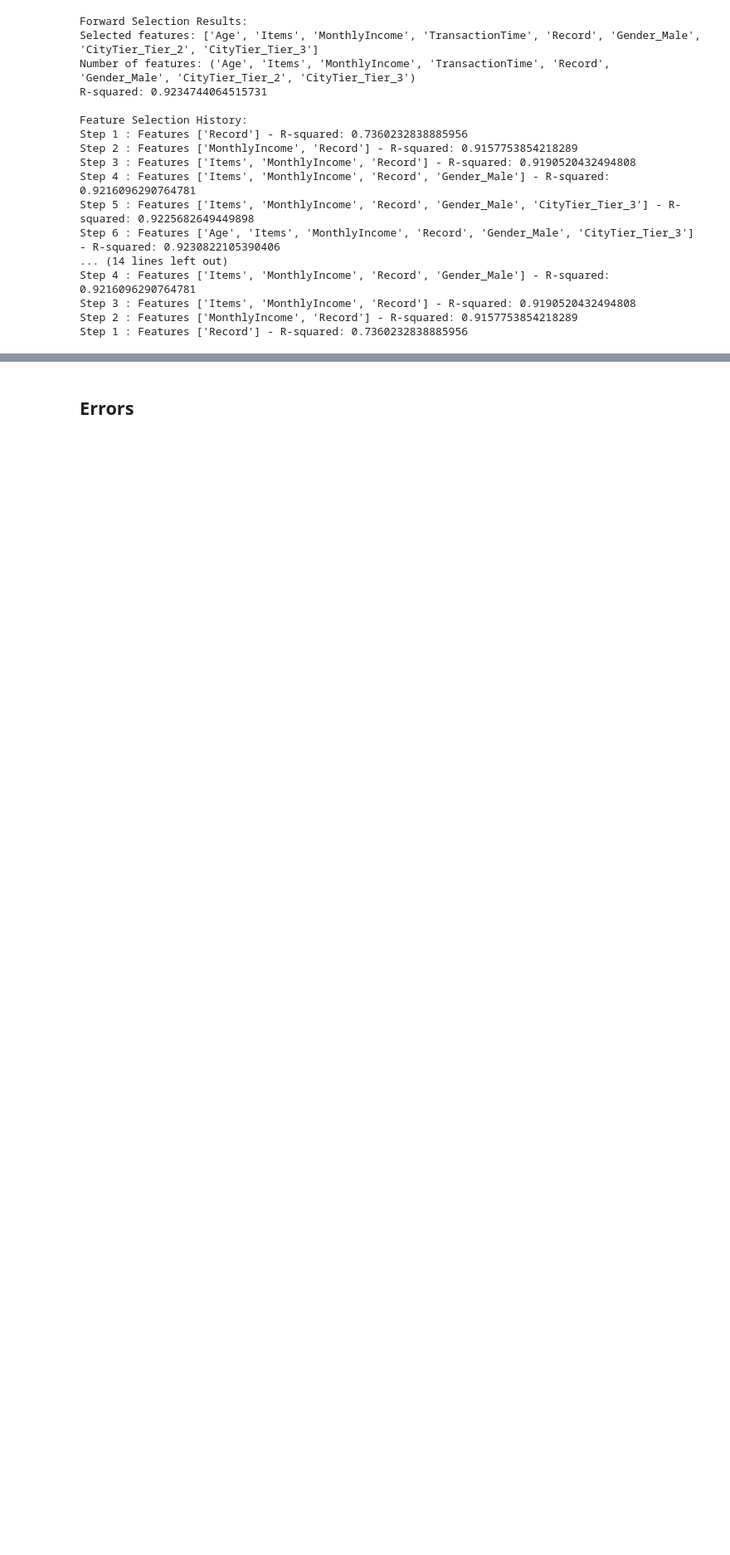
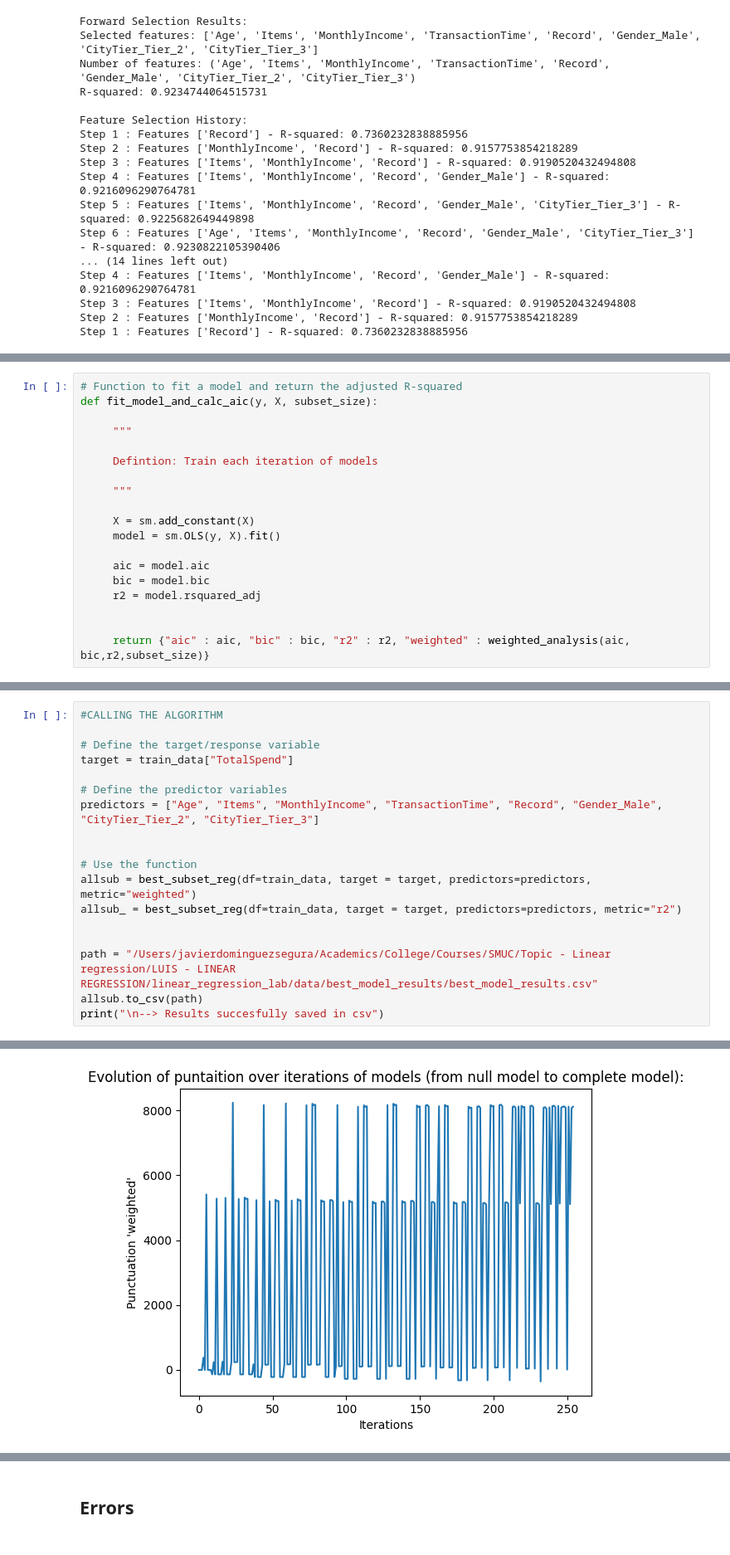
Before and after one commit to LAIN-21/linear_regression_lab, a Jupyter notebook: src/Linear_Regression_LAB (1).ipynb, the cells around one changed output, grey strips where cells are left out. Shown at 83% size. Drawn from its saved outputs; the diff is of its cells as text; blank space fills up the shorter version.

```diff
--- a/LAB_FILES/Linear_Regression_LAB (1).ipynb
+++ b/src/Linear_Regression_LAB (1).ipynb
@@ -208,0 +357,19 @@ Step 1 : Features ['Record'] - R-squared: 0.7360232838885956
+# %%
+# Function to fit a model and return the adjusted R-squared
+def fit_model_and_calc_aic(y, X, subset_size):
+
+     """
+
+     Defintion: Train each iteration of models
+
+     """
+
+     X = sm.add_constant(X)
+     model = sm.OLS(y, X).fit()
+
+     aic = model.aic
+     bic = model.bic
+     r2 = model.rsquared_adj
+
+
+     return {"aic" : aic, "bic" : bic, "r2" : r2, "weighted" : weighted_analysis(aic, bic,r2,subset_size)}
@@ -208,0 +440,19 @@ Step 1 : Features ['Record'] - R-squared: 0.7360232838885956
+# %%
+#CALLING THE ALGORITHM
+
+# Define the target/response variable
+target = train_data["TotalSpend"]
+
+# Define the predictor variables
+predictors = ["Age", "Items", "MonthlyIncome", "TransactionTime", "Record", "Gender_Male", "CityTier_Tier_2", "CityTier_Tier_3"]
+
+
+# Use the function
+allsub = best_subset_reg(df=train_data, target = target, predictors=predictors, metric="weighted")
+allsub_ = best_subset_reg(df=train_data, target = target, predictors=predictors, metric="r2")
+
+
+path = "/Users/javierdominguezsegura/Academics/College/Courses/SMUC/Topic - Linear regression/LUIS - LINEAR REGRESSION/linear_regression_lab/data/best_model_results/best_model_results.csv"
+allsub.to_csv(path)
+print("\n--> Results succesfully saved in csv")
+# %% [output]
@@ -208,0 +478 @@ Step 1 : Features ['Record'] - R-squared: 0.7360232838885956
+[figure, added]
```
Also changed, not shown: parts of 61 cells of this notebook, 15 other files.
